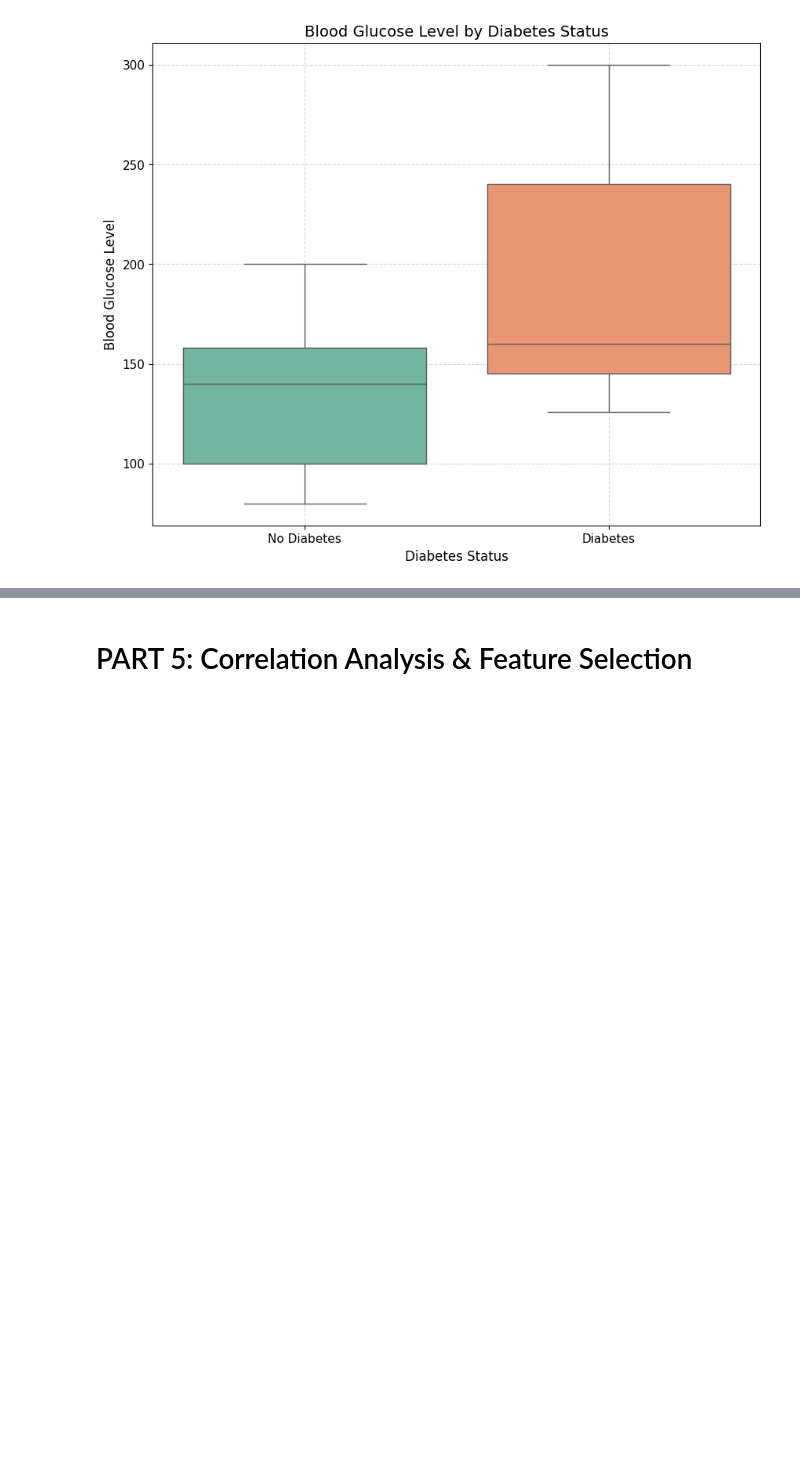
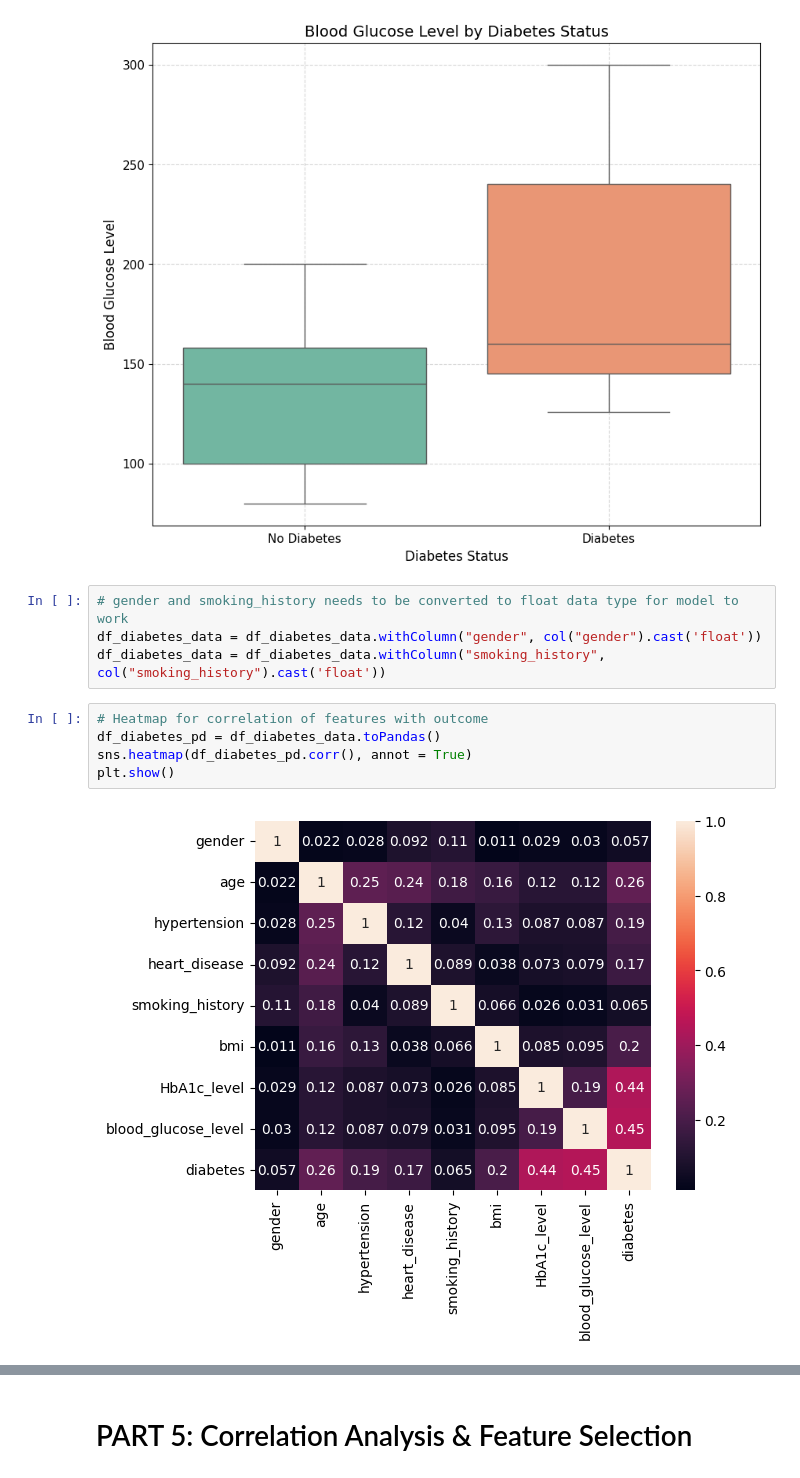
Before and after one commit to nidhi0684/Project4-DiabetesPrediction, a Jupyter notebook: Diabetes_Prediction.ipynb, the cells around one changed output, grey strips where cells are left out. Cells and saved outputs as stored; diff of their text form; blank space fills up the shorter version.

Commit message:
Added Heatmap visualization to represent correlation between features and outcome

```diff
--- a/Diabetes_Prediction.ipynb
+++ b/Diabetes_Prediction.ipynb
@@ -408,3 +408,14 @@ Passing `palette` without assigning `hue` is deprecated and will be removed in v
 
   sns.boxplot(x='diabetes', y='blood_glucose_level', data=df_diabetes_pd, palette='Set2')
 [figure]
+# %%
+# gender and smoking_history needs to be converted to float data type for model to work
+df_diabetes_data = df_diabetes_data.withColumn("gender", col("gender").cast('float'))
+df_diabetes_data = df_diabetes_data.withColumn("smoking_history", col("smoking_history").cast('float'))
+# %%
+# Heatmap for correlation of features with outcome
+df_diabetes_pd = df_diabetes_data.toPandas()
+sns.heatmap(df_diabetes_pd.corr(), annot = True)
+plt.show()
+# %% [output]
+[figure, added]
```
Also changed, not shown: parts of 10 cells of this notebook.
